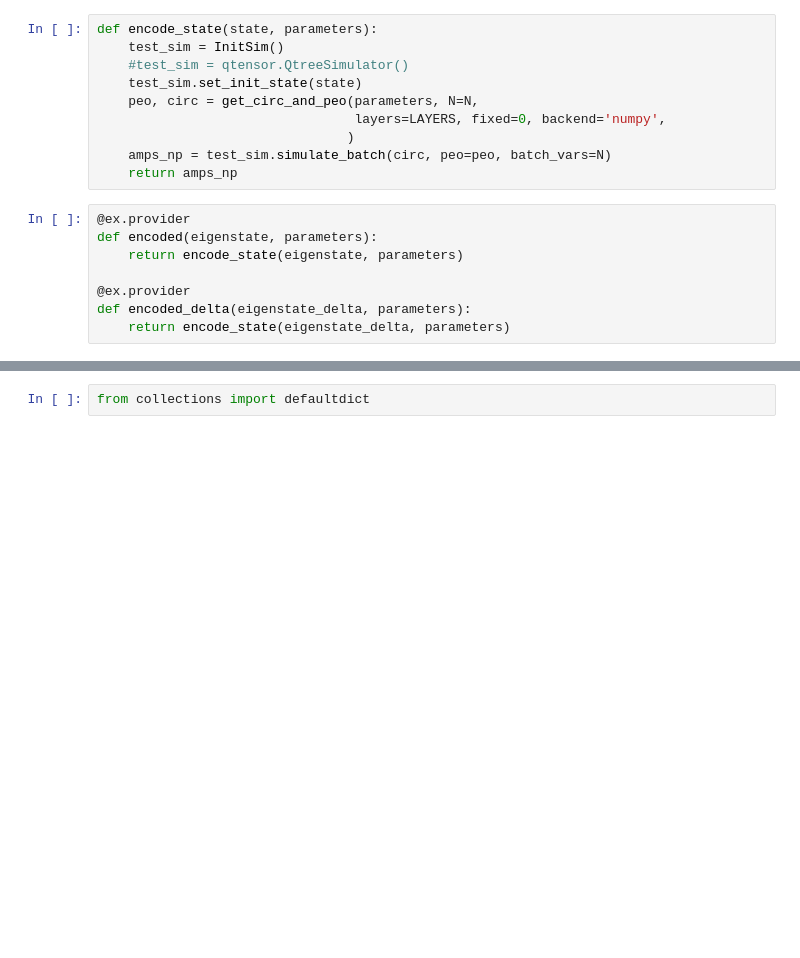
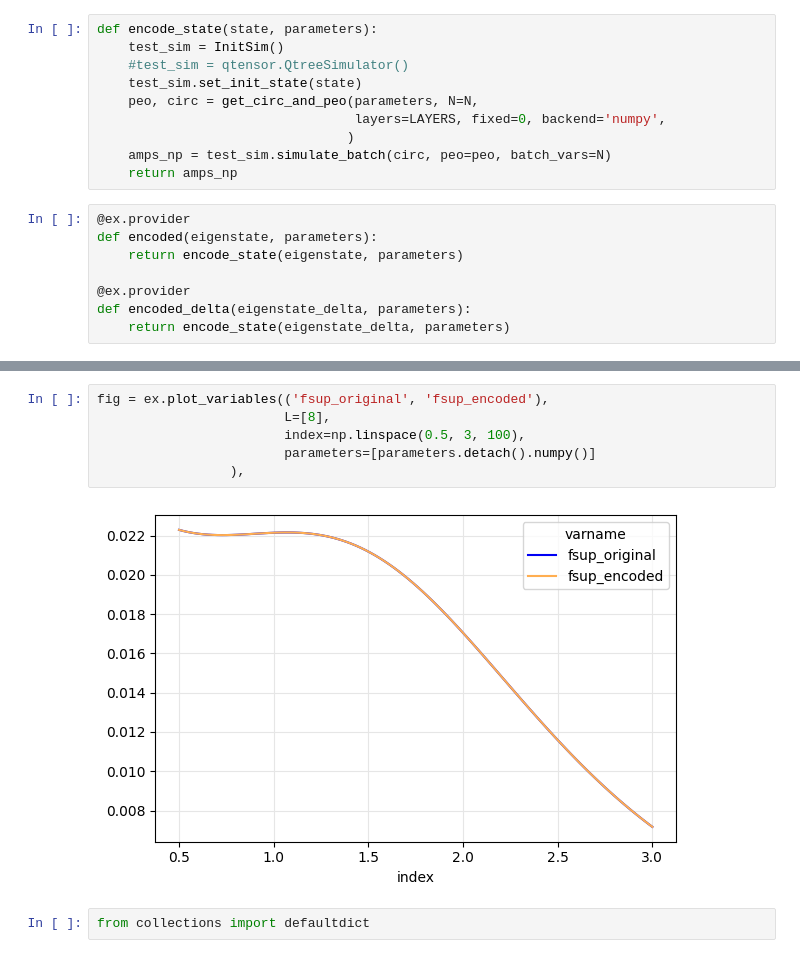
Before and after one commit to danlkv/quantum_autoencoder_qtensor, a Jupyter notebook: notebooks/Train autoencoder on eigenstates.ipynb, the cells around one changed output, grey strips where cells are left out. Drawn from its saved outputs; the diff is of its cells as text; blank space fills up the shorter version.

```diff
--- a/notebooks/Train autoencoder on eigenstates.ipynb
+++ b/notebooks/Train autoencoder on eigenstates.ipynb
@@ -252,3 +275,11 @@ fig = ex.plot_variables(('fsup_original', 'fsup_encoded', 'fsup_encoded_traced',
+# %%
+fig = ex.plot_variables(('fsup_original', 'fsup_encoded'),
+                        L=[8],
+                        index=np.linspace(0.5, 3, 100),
+                        parameters=[parameters.detach().numpy()]
+                 ),
+# %% [output]
+[figure, added]
 # %%
 from collections import defaultdict
 # %%
```
Also changed, not shown: parts of 11 cells of this notebook, 1 other file.
